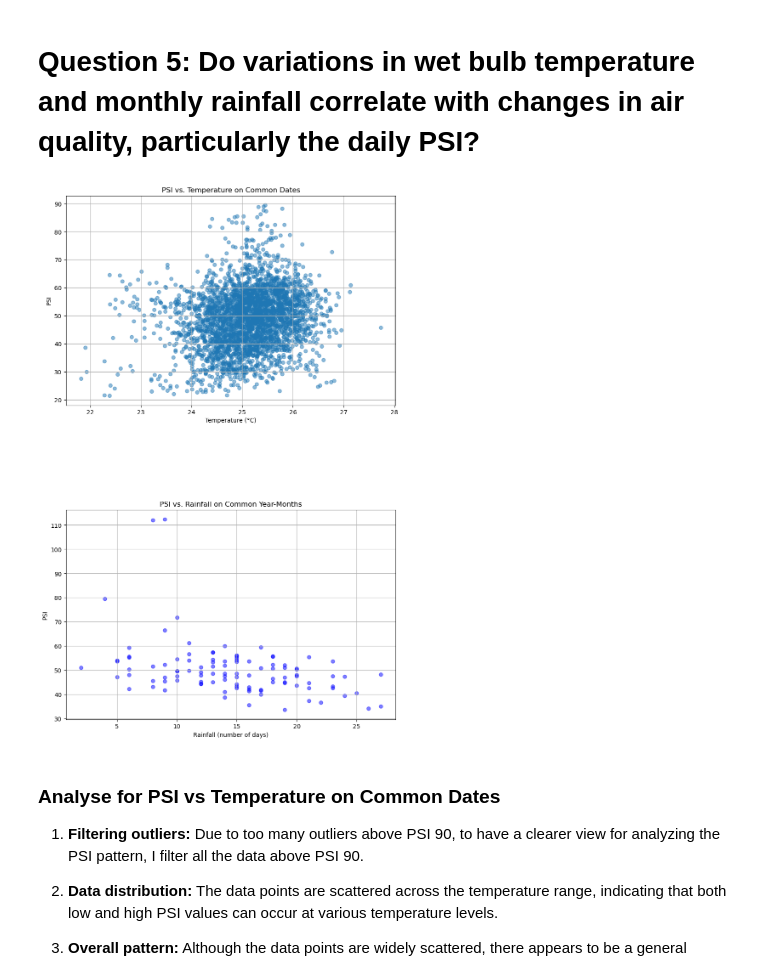
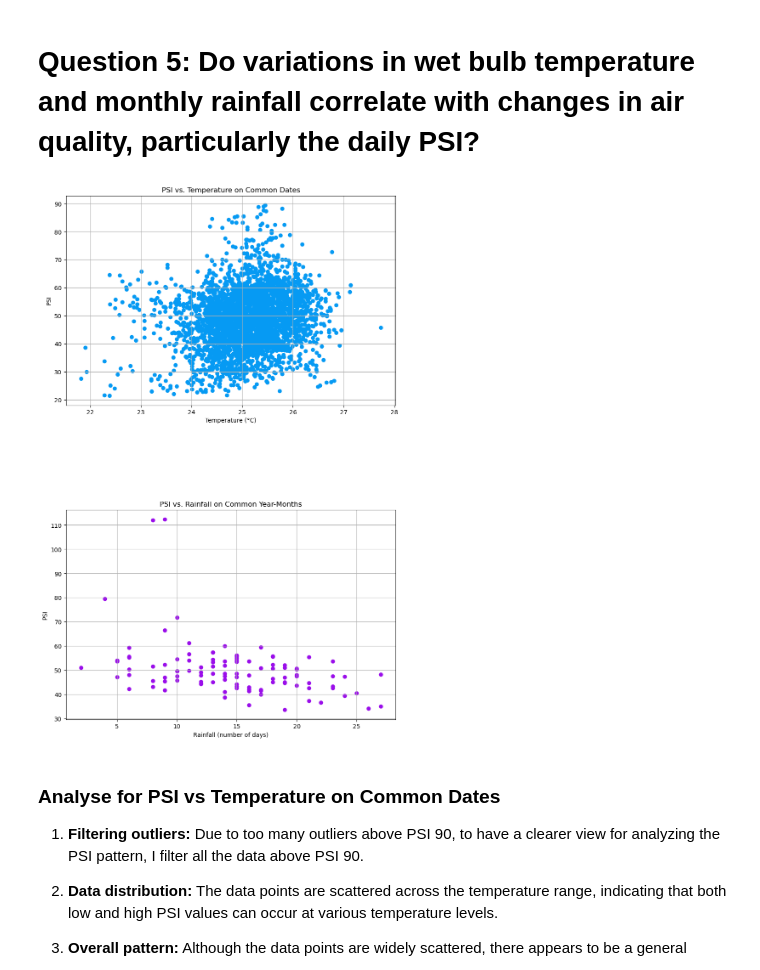
Before and after one commit to jianmin22/PDASCA1, a Jupyter notebook: ca1.ipynb, the cells around one changed output. Cells and saved outputs as stored; diff of their text form; code cells hidden in the pictures.

Commit message:
completed: update colors, wip: graph name

```diff
--- a/ca1.ipynb
+++ b/ca1.ipynb
@@ -689,36 +702,36 @@ for record in historical_psi:
 # Calculate average PSI per year_month
 year_month_psi_avg = {month: np.mean(values) for month, values in monthly_psi.items()}
 
 # Use existing rainfall data, assuming it's already in the correct format
 year_month_rainfall_avg = {record['month']: record['no_of_rainy_days'] for record in rainfall_monthly_number_of_rain_days}
 
 # Find common months across all datasets
 common_months = set(year_month_psi_avg.keys()) & set(year_month_rainfall_avg.keys())
 
 # Filter out data for common months
 common_month_psi = np.array([year_month_psi_avg[month] for month in common_months])
 common_month_rainfall = np.array([year_month_rainfall_avg[month] for month in common_months])
 
 # Plotting
 fig, (ax1, ax2) = plt.subplots(nrows=2, ncols=1, figsize=(10, 16), gridspec_kw={'hspace': 0.5})
 
 # Plot for PSI vs Temperature
-ax1.scatter(filtered_temp, filtered_psi, alpha=0.5)
+ax1.scatter(filtered_temp, filtered_psi, color='#069AF3')
 ax1.set_xlabel('Temperature (°C)')
 ax1.set_ylabel('PSI')
 ax1.set_title('PSI vs. Temperature on Common Dates')
 ax1.grid(True)
 
 # Plot for PSI vs Rainfall
-ax2.scatter(common_month_rainfall, common_month_psi, color='blue', alpha=0.5)
+ax2.scatter(common_month_rainfall, common_month_psi, color='#9A0EEA')
 ax2.set_xlabel('Rainfall (number of days)')
 ax2.set_ylabel('PSI')
 ax2.set_title('PSI vs. Rainfall on Common Year-Months')
 ax2.grid(True)
 
 plt.show()
 # %% [output]
-[figure, old version]
+[figure, new version]
 # %% [markdown]
 ### Analyse for PSI vs Temperature on Common Dates
 1. **Filtering outliers:** Due to too many outliers above PSI 90, to have a clearer view for analyzing the PSI pattern, I filter all the data above PSI 90.
```
Also changed, not shown: parts of 3 cells of this notebook.
